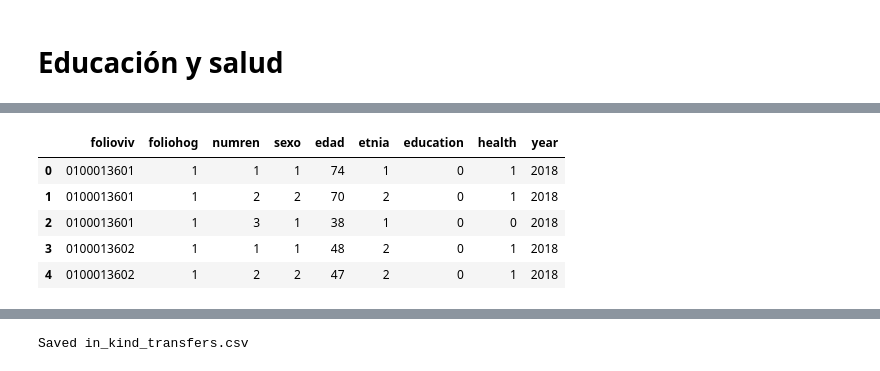
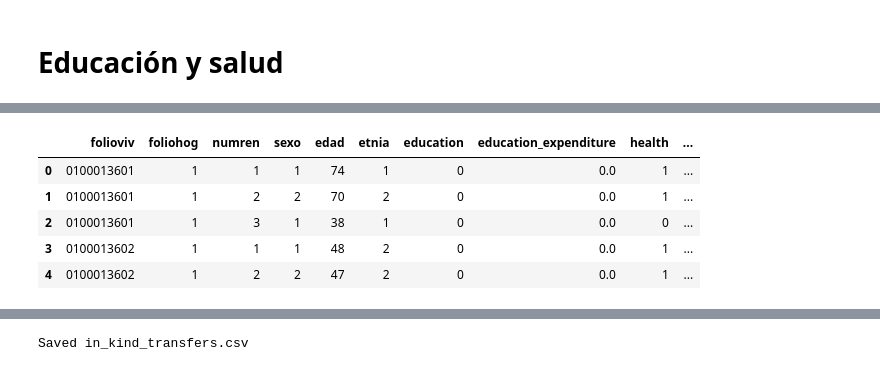
Before and after one commit to JesusSanchezM/3.-Mapping-the-Fiscal-Burden, a Jupyter notebook: fiscal_incidence_project/notebooks/02_post_fiscal_final_income.ipynb, the cells around one changed output, grey strips where cells are left out. Drawn from its saved outputs; the diff is of its cells as text; code cells hidden in the pictures.

```diff
--- a/fiscal_incidence_project/notebooks/02_post_fiscal_final_income.ipynb
+++ b/fiscal_incidence_project/notebooks/02_post_fiscal_final_income.ipynb
@@ -459,37 +479,103 @@ df_poblacion_2018["education"] = np.where(
     (df_poblacion_2018['asis_esc'] == "1") & (df_poblacion_2018['tipoesc'] == "1"),
     1,
     0
 )
 
+
+# ==========================================================
+# Gasto público en educación (2024)
+# ==========================================================
+
+# Inicializar en cero
+df_poblacion_2018["education_expenditure"] = 0.0
+
+# Básica
+mask_basica = (
+    (df_poblacion_2018["asis_esc"] == "1") &
+    (df_poblacion_2018["tipoesc"] == "1") &
+    (df_poblacion_2018["nivel"].isin(["1", "2", "3"]))
+)
+
+# prescolar
+mask_prescolar = (
+    (df_poblacion_2018["asis_esc"] == "1") &
+    (df_poblacion_2018["tipoesc"] == "1") &
+    (df_poblacion_2018["nivel"].isin(["1"]))
+)
+
+# primaria
+mask_primaria = (
+    (df_poblacion_2018["asis_esc"] == "1") &
+    (df_poblacion_2018["tipoesc"] == "1") &
+    (df_poblacion_2018["nivel"].isin(["2"]))
+)
+
+# secundaria
+mask_secundaria = (
+    (df_poblacion_2018["asis_esc"] == "1") &
+    (df_poblacion_2018["tipoesc"] == "1") &
+    (df_poblacion_2018["nivel"].isin(["3"]))
+)
+
+# Profesional tecnico
+mask_profesiona_tecnico = (
+    (df_poblacion_2018["asis_esc"] == "1") &
+    (df_poblacion_2018["tipoesc"] == "1") &
+    (df_poblacion_2018["nivel"].isin(["4", "5"]))
+)
+
+# Bachillerato
+mask_bachillerato = (
+    (df_poblacion_2018["asis_esc"] == "1") &
+    (df_poblacion_2018["tipoesc"] == "1") &
+    (df_poblacion_2018["nivel"].isin(["6"]))
+)
+
+# Superior
+mask_superior = (
+    (df_poblacion_2018["asis_esc"] == "1") &
+    (df_poblacion_2018["tipoesc"] == "1") &
+    (df_poblacion_2018["nivel"].isin(["7", "8", "9"]))
+)
+
+# Asignar gasto por alumno (miles de pesos)
+df_poblacion_2018.loc[mask_prescolar, "education_expenditure"] = 19.3
+df_poblacion_2018.loc[mask_primaria, "education_expenditure"] = 17.6
+df_poblacion_2018.loc[mask_secundaria, "education_expenditure"] = 27.0
+df_poblacion_2018.loc[mask_profesiona_tecnico, "education_expenditure"] = 25.7
+df_poblacion_2018.loc[mask_bachillerato, "education_expenditure"] = 36.9
+df_poblacion_2018.loc[mask_superior, "education_expenditure"] = 82.7
+
+
 # ==========================================================
 # Health
 # ==========================================================
 
 
 df_poblacion_2018["health"] = np.where(
     (
         (df_poblacion_2018["inst_1"] == "1") |
         (df_poblacion_2018["inst_2"] == "2") |
         (df_poblacion_2018["inst_3"] == "3") |
         (df_poblacion_2018["inst_4"] == "4") |
         (df_poblacion_2018["inst_5"] == "5") |
         (df_poblacion_2018["segpop"] == "1")
     ),
     1,
     0
 )
 
 
 in_kind_transfers_2018 = df_poblacion_2018[["folioviv", "foliohog", "numren", "sexo",
-                                            "edad", "etnia", "education", "health"]]
+                                            "edad", "etnia", "education", "education_expenditure","health"]]
 
 in_kind_transfers_2018["year"] = 2018
 
 in_kind_transfers_2018.head()
 # %% [output]
-|  | folioviv | foliohog | numren | sexo | edad | etnia | education | health | year |
-| 0 | 0100013601 | 1 | 1 | 1 | 74 | 1 | 0 | 1 | 2018 |
-| 1 | 0100013601 | 1 | 2 | 2 | 70 | 2 | 0 | 1 | 2018 |
-| 2 | 0100013601 | 1 | 3 | 1 | 38 | 1 | 0 | 0 | 2018 |
-| 3 | 0100013602 | 1 | 1 | 1 | 48 | 2 | 0 | 1 | 2018 |
-| 4 | 0100013602 | 1 | 2 | 2 | 47 | 2 | 0 | 1 | 2018 |
+|  | folioviv | foliohog | numren | sexo | edad | etnia | education | education_expenditure | health | ... |
+| 0 | 0100013601 | 1 | 1 | 1 | 74 | 1 | 0 | 0.0 | 1 | ... |
+| 1 | 0100013601 | 1 | 2 | 2 | 70 | 2 | 0 | 0.0 | 1 | ... |
+| 2 | 0100013601 | 1 | 3 | 1 | 38 | 1 | 0 | 0.0 | 0 | ... |
+| 3 | 0100013602 | 1 | 1 | 1 | 48 | 2 | 0 | 0.0 | 1 | ... |
+| 4 | 0100013602 | 1 | 2 | 2 | 47 | 2 | 0 | 0.0 | 1 | ... |
```
Also changed, not shown: parts of 5 cells of this notebook, 2 other files.
